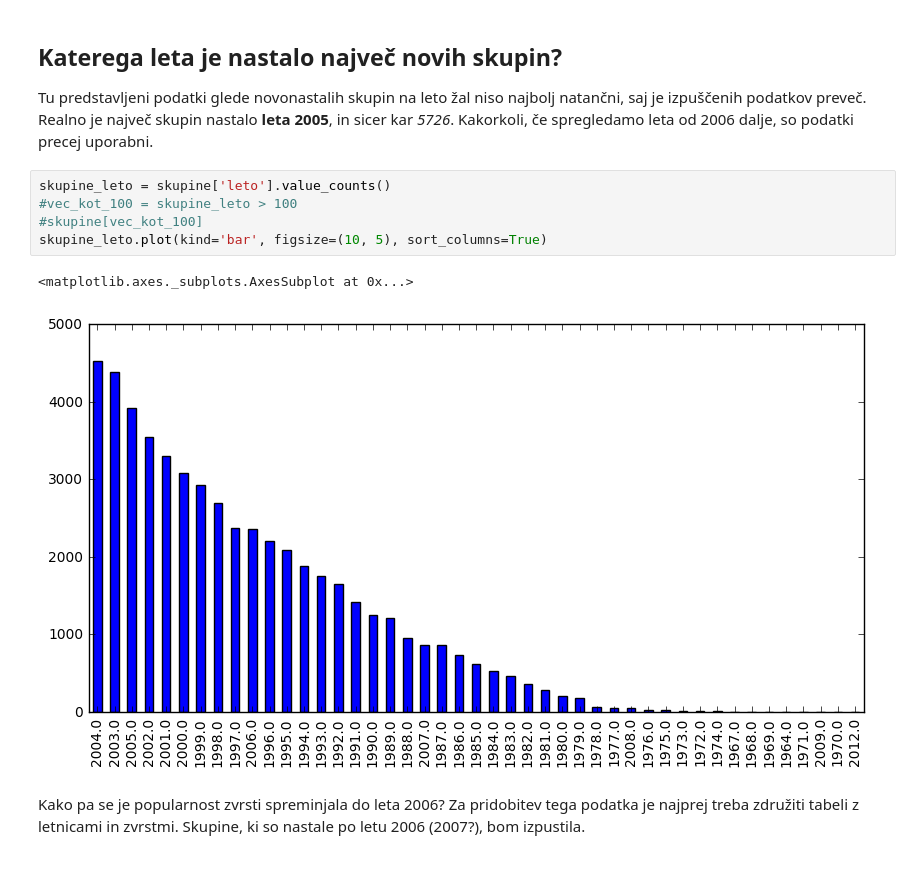
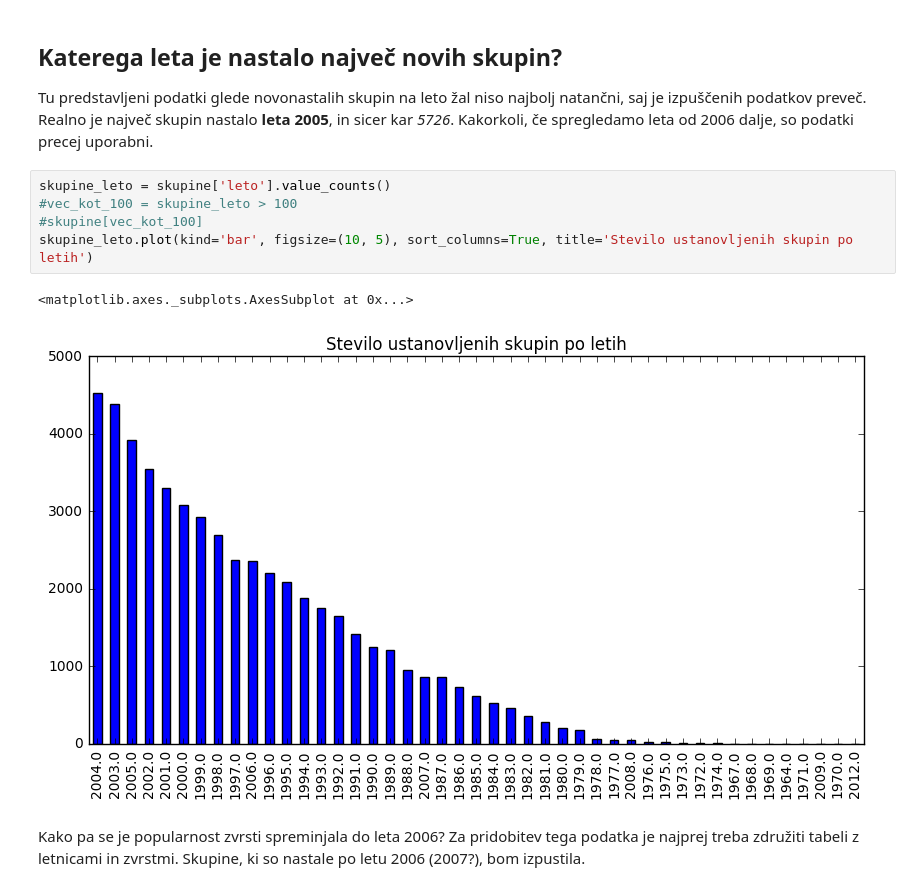
Before and after one commit to h3ll-o-w0rld/Projekt-za-PROG1, a Jupyter notebook: Projekt.ipynb, the cells around one changed output. Drawn from its saved outputs; the diff is of its cells as text.

```diff
--- a/Projekt.ipynb
+++ b/Projekt.ipynb
@@ -37,11 +37,11 @@ Realno je največ skupin nastalo **leta 2005**, in sicer kar *5726*. Kakorkoli,
 # %%
 skupine_leto = skupine['leto'].value_counts()
 #vec_kot_100 = skupine_leto > 100
 #skupine[vec_kot_100]
-skupine_leto.plot(kind='bar', figsize=(10, 5), sort_columns=True)
+skupine_leto.plot(kind='bar', figsize=(10, 5), sort_columns=True, title='Stevilo ustanovljenih skupin po letih')
 # %% [output]
 <matplotlib.axes._subplots.AxesSubplot at 0x...>
-[figure, old version]
+[figure, new version]
 # %% [markdown]
 Kako pa se je popularnost zvrsti spreminjala do leta 2006? Za pridobitev tega podatka je najprej treba združiti tabeli z letnicami in zvrstmi. Skupine, ki so nastale po letu 2006 (2007?), bom izpustila.
 # %%
```
Also changed, not shown: parts of 6 cells of this notebook, 2 other files.
